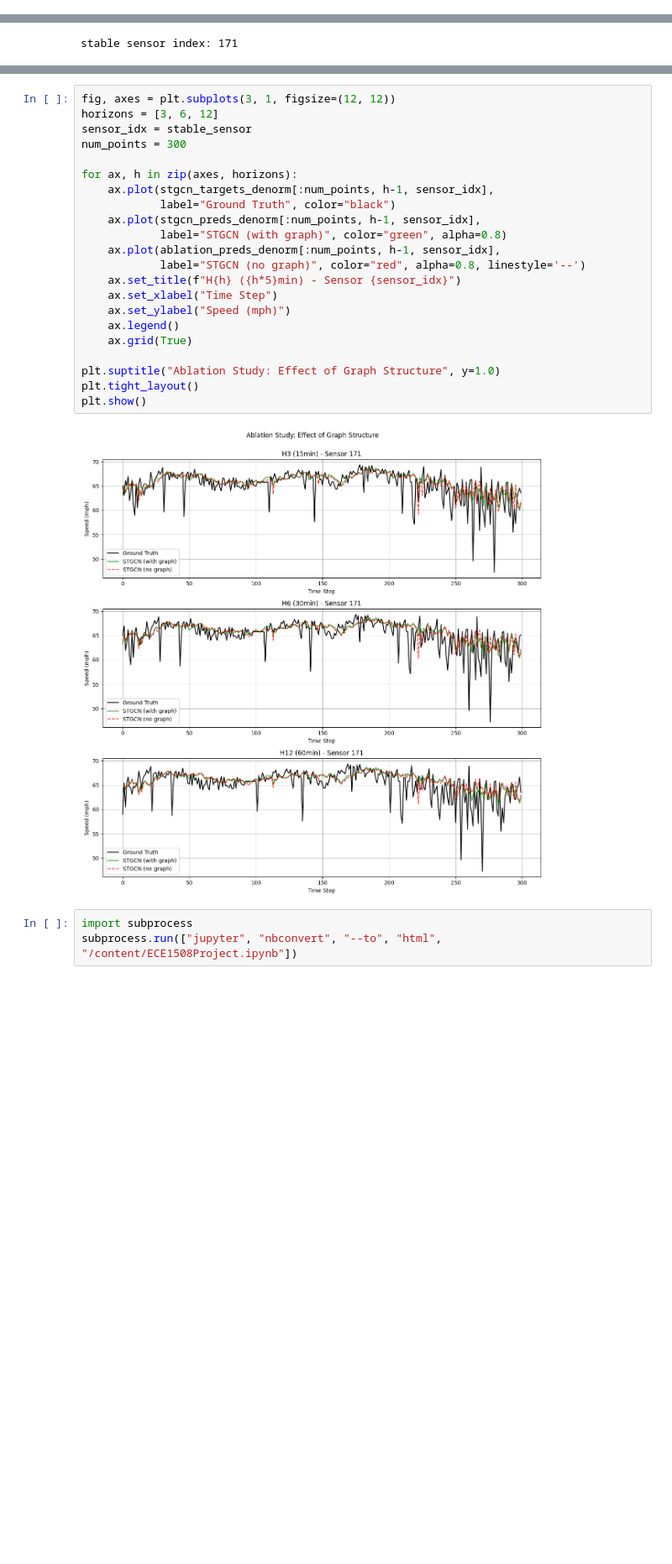
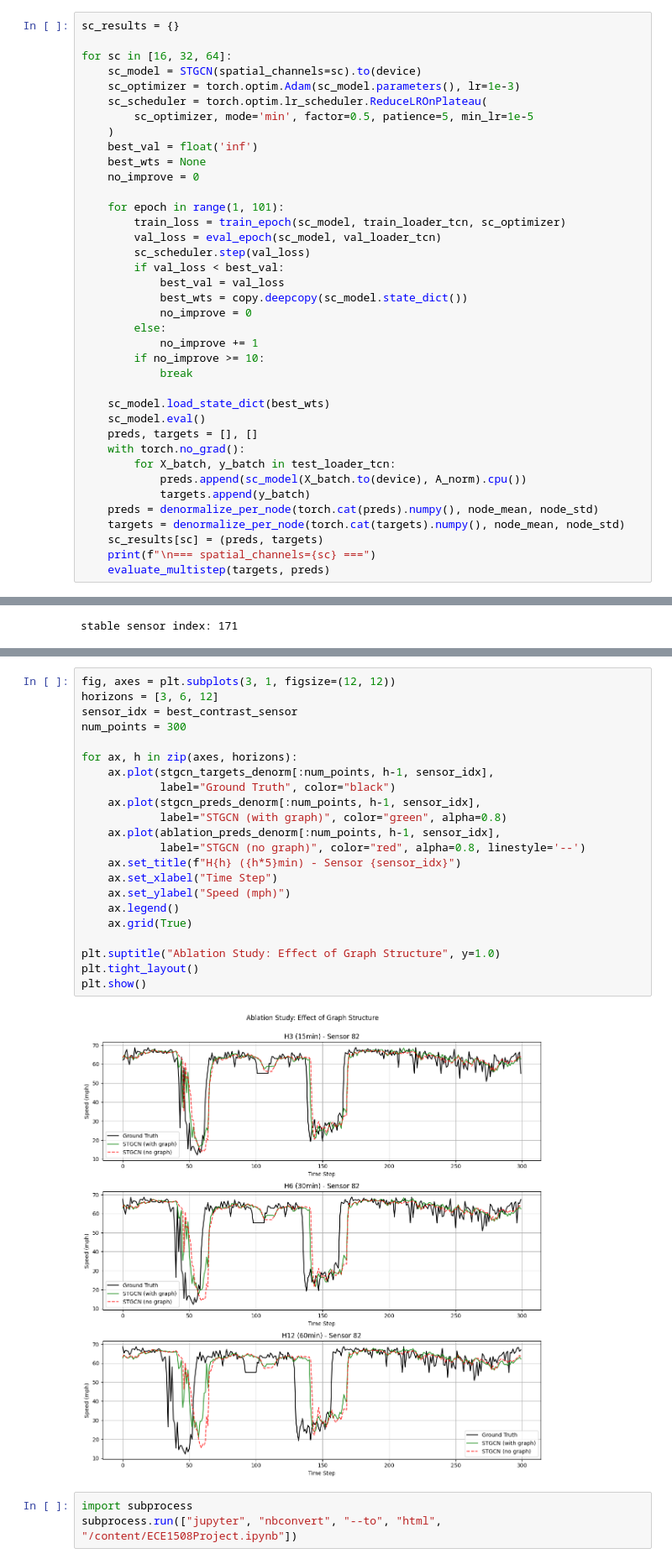
Before and after one commit to lcg077/ECE1508-Project, a Jupyter notebook: ECE1508Project.ipynb, the cells around one changed output, grey strips where cells are left out. Shown at 84% size. Drawn from its saved outputs; the diff is of its cells as text; blank space fills up the shorter version.

Commit message:
Add files via upload
Add spatial_channels experiment: compare STGCN with 16, 32, 64 channels

```diff
--- a/ECE1508Project.ipynb
+++ b/ECE1508Project.ipynb
@@ -903,0 +904,38 @@ Overall        3.5810     7.0394       9.03%
+# %%
+sc_results = {}
+
+for sc in [16, 32, 64]:
+    sc_model = STGCN(spatial_channels=sc).to(device)
+    sc_optimizer = torch.optim.Adam(sc_model.parameters(), lr=1e-3)
+    sc_scheduler = torch.optim.lr_scheduler.ReduceLROnPlateau(
+        sc_optimizer, mode='min', factor=0.5, patience=5, min_lr=1e-5
+    )
+    best_val = float('inf')
+    best_wts = None
+    no_improve = 0
+
+    for epoch in range(1, 101):
+        train_loss = train_epoch(sc_model, train_loader_tcn, sc_optimizer)
+        val_loss = eval_epoch(sc_model, val_loader_tcn)
+        sc_scheduler.step(val_loss)
+        if val_loss < best_val:
+            best_val = val_loss
+            best_wts = copy.deepcopy(sc_model.state_dict())
+            no_improve = 0
+        else:
+            no_improve += 1
+        if no_improve >= 10:
+            break
+
+    sc_model.load_state_dict(best_wts)
+    sc_model.eval()
+    preds, targets = [], []
+    with torch.no_grad():
+        for X_batch, y_batch in test_loader_tcn:
+            preds.append(sc_model(X_batch.to(device), A_norm).cpu())
+            targets.append(y_batch)
+    preds = denormalize_per_node(torch.cat(preds).numpy(), node_mean, node_std)
+    targets = denormalize_per_node(torch.cat(targets).numpy(), node_mean, node_std)
+    sc_results[sc] = (preds, targets)
+    print(f"\n=== spatial_channels={sc} ===")
+    evaluate_multistep(targets, preds)
@@ -1212,27 +1268,27 @@ plt.show()
 # %%
 fig, axes = plt.subplots(3, 1, figsize=(12, 12))
 horizons = [3, 6, 12]
-sensor_idx = stable_sensor
+sensor_idx = best_contrast_sensor
 num_points = 300
 
 for ax, h in zip(axes, horizons):
     ax.plot(stgcn_targets_denorm[:num_points, h-1, sensor_idx],
             label="Ground Truth", color="black")
     ax.plot(stgcn_preds_denorm[:num_points, h-1, sensor_idx],
             label="STGCN (with graph)", color="green", alpha=0.8)
     ax.plot(ablation_preds_denorm[:num_points, h-1, sensor_idx],
             label="STGCN (no graph)", color="red", alpha=0.8, linestyle='--')
     ax.set_title(f"H{h} ({h*5}min) - Sensor {sensor_idx}")
     ax.set_xlabel("Time Step")
     ax.set_ylabel("Speed (mph)")
     ax.legend()
     ax.grid(True)
 
 plt.suptitle("Ablation Study: Effect of Graph Structure", y=1.0)
 plt.tight_layout()
 plt.show()
 # %% [output]
-[figure, old version]
+[figure, new version]
 # %%
 import subprocess
 subprocess.run(["jupyter", "nbconvert", "--to", "html", "/content/ECE1508Project.ipynb"])
```
Also changed, not shown: parts of 10 cells of this notebook.
